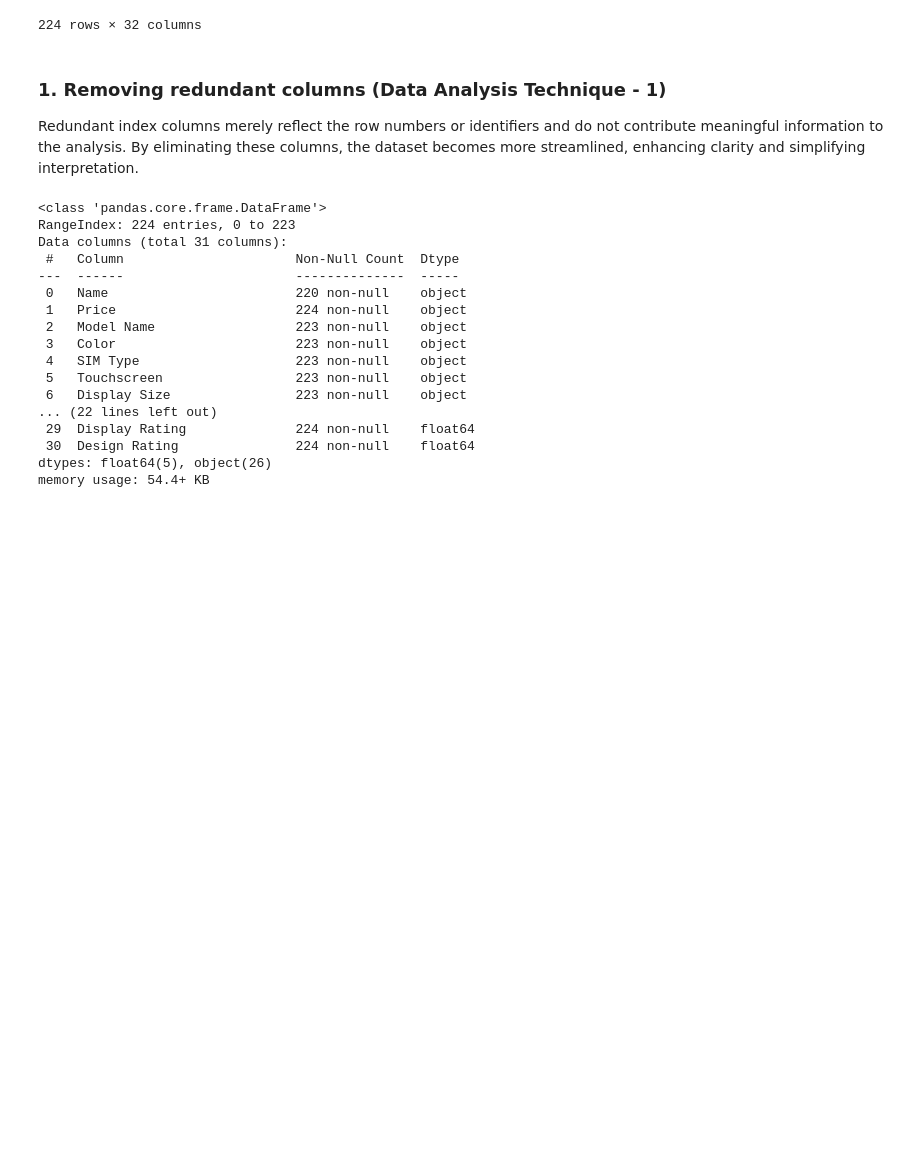
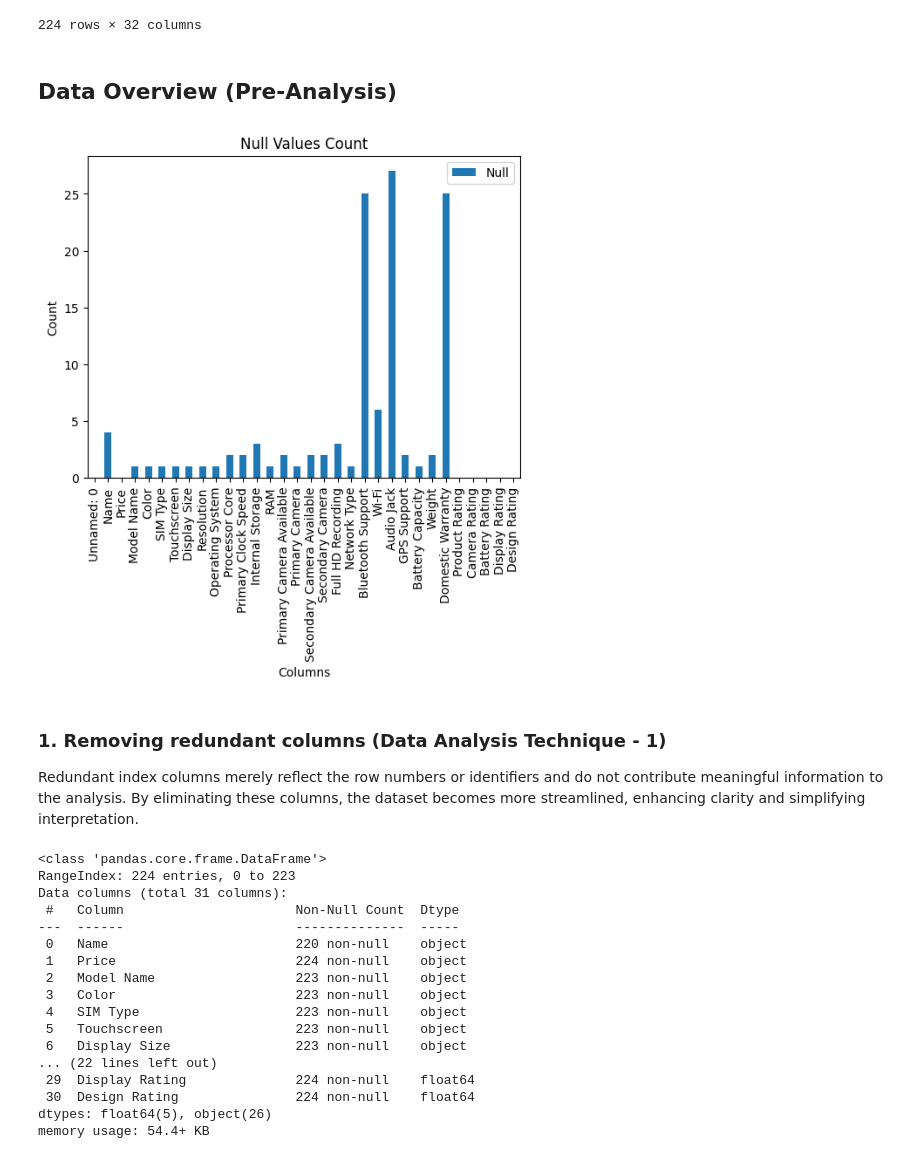
Before and after one commit to BUSY-LOOPING/Flipkart-Data-Analysis, a Jupyter notebook: DataAnalytics-Project.ipynb, the cells around one changed output. Drawn from its saved outputs; the diff is of its cells as text; code cells hidden in the pictures; blank space fills up the shorter version.

Commit message:
pre-analysis(viz)

```diff
--- a/DataAnalytics-Project.ipynb
+++ b/DataAnalytics-Project.ipynb
@@ -33,6 +33,21 @@ df
 | 222 | 222 | vivo T1X (Space Blue, 128 GB) (4 ... | ₹12,999 | iPhone 13 | (PRODUCT)RED | Dual Sim | Yes | 15.49 cm (6.1 inch) | 2532 x 1170 Pixels | ... |
 | 223 | 223 | vivo T1X (Space Blue, 128 GB) (6 ... | ₹14,999 | iPhone 13 | (PRODUCT)RED | Dual Sim | Yes | 15.49 cm (6.1 inch) | 2532 x 1170 Pixels | ... |
 224 rows × 32 columns
+# %% [markdown]
+## Data Overview (Pre-Analysis)
+# %%
+null_counts = df.isnull().sum()
+non_null_counts = df.notnull().sum()
+
+# Create a DataFrame for plotting
+plot_data = pd.DataFrame({'Null': null_counts, 'NonNull': non_null_counts})
+plot_data.plot(y='Null',kind='bar',)
+plt.title('Null Values Count')
+plt.xlabel('Columns')
+plt.ylabel('Count')
+plt.show()
+# %% [output]
+[figure, added]
 # %% [markdown]
 ### 1. Removing redundant columns (Data Analysis Technique - 1)
 Redundant index columns merely reflect the row numbers or identifiers and do not contribute meaningful information to the analysis. By eliminating these columns, the dataset becomes more streamlined, enhancing clarity and simplifying interpretation.
```
Also changed, not shown: parts of 3 cells of this notebook.
